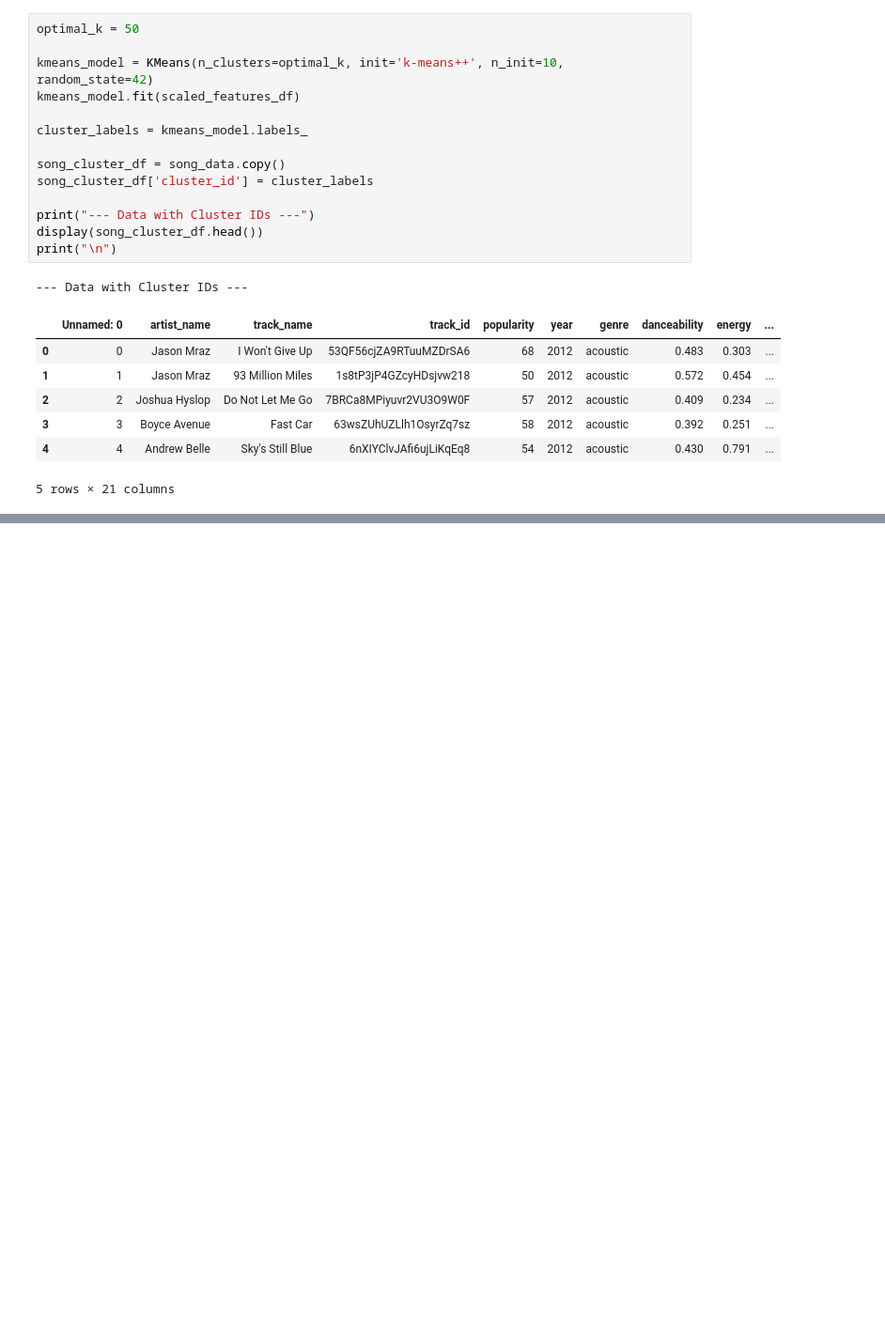
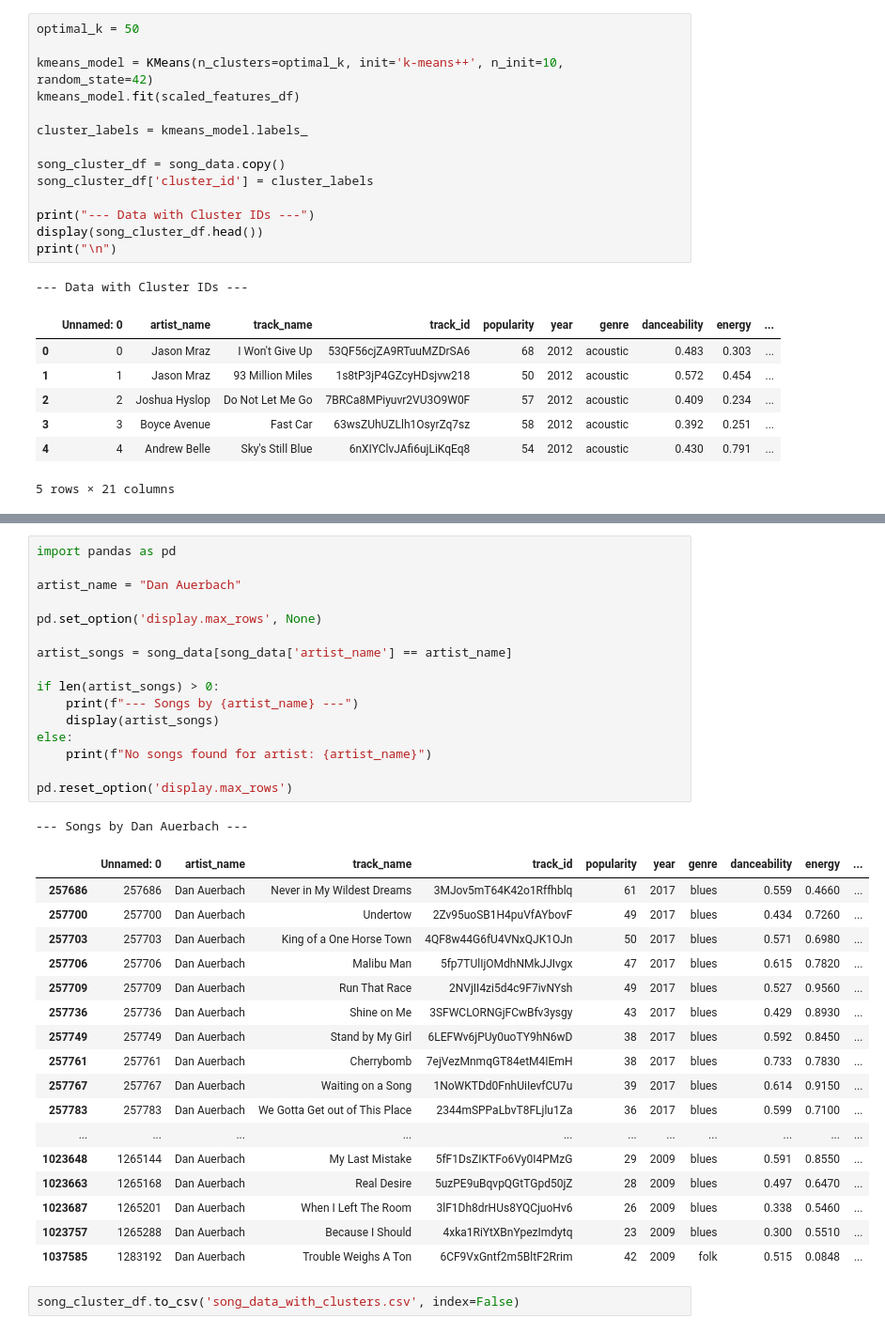
Before and after one commit to CamCranda11/MLFA25Project, a Jupyter notebook: MLProjectModel.ipynb, the cells around one changed output, grey strips where cells are left out. Shown: that part at 94% size. Cells and saved outputs as stored; diff of their text form; blank space fills up the shorter version.

```diff
--- a/MLProjectModel.ipynb
+++ b/MLProjectModel.ipynb
@@ -192,0 +195,37 @@ dtype: object
+# %%
+import pandas as pd
+
+artist_name = "Dan Auerbach"
+
+pd.set_option('display.max_rows', None)
+
+artist_songs = song_data[song_data['artist_name'] == artist_name]
+
+if len(artist_songs) > 0:
+    print(f"--- Songs by {artist_name} ---")
+    display(artist_songs)
+else:
+    print(f"No songs found for artist: {artist_name}")
+
+pd.reset_option('display.max_rows')
+# %% [output]
+--- Songs by Dan Auerbach ---
+|  | Unnamed: 0 | artist_name | track_name | track_id | popularity | year | genre | danceability | energy | ... |
+| 257686 | 257686 | Dan Auerbach | Never in My Wildest Dreams | 3MJov5mT64K42o1Rffhblq | 61 | 2017 | blues | 0.559 | 0.4660 | ... |
+| 257700 | 257700 | Dan Auerbach | Undertow | 2Zv95uoSB1H4puVfAYbovF | 49 | 2017 | blues | 0.434 | 0.7260 | ... |
+| 257703 | 257703 | Dan Auerbach | King of a One Horse Town | 4QF8w44G6fU4VNxQJK1OJn | 50 | 2017 | blues | 0.571 | 0.6980 | ... |
+| 257706 | 257706 | Dan Auerbach | Malibu Man | 5fp7TUlIjOMdhNMkJJIvgx | 47 | 2017 | blues | 0.615 | 0.7820 | ... |
+| 257709 | 257709 | Dan Auerbach | Run That Race | 2NVjII4zi5d4c9F7ivNYsh | 49 | 2017 | blues | 0.527 | 0.9560 | ... |
+| 257736 | 257736 | Dan Auerbach | Shine on Me | 3SFWCLORNGjFCwBfv3ysgy | 43 | 2017 | blues | 0.429 | 0.8930 | ... |
+| 257749 | 257749 | Dan Auerbach | Stand by My Girl | 6LEFWv6jPUy0uoTY9hN6wD | 38 | 2017 | blues | 0.592 | 0.8450 | ... |
+| 257761 | 257761 | Dan Auerbach | Cherrybomb | 7ejVezMnmqGT84etM4IEmH | 38 | 2017 | blues | 0.733 | 0.7830 | ... |
+| 257767 | 257767 | Dan Auerbach | Waiting on a Song | 1NoWKTDd0FnhUiIevfCU7u | 39 | 2017 | blues | 0.614 | 0.9150 | ... |
+| 257783 | 257783 | Dan Auerbach | We Gotta Get out of This Place | 2344mSPPaLbvT8FLjlu1Za | 36 | 2017 | blues | 0.599 | 0.7100 | ... |
+| ... | ... | ... | ... | ... | ... | ... | ... | ... | ... | ... |
+| 1023648 | 1265144 | Dan Auerbach | My Last Mistake | 5fF1DsZIKTFo6Vy0I4PMzG | 29 | 2009 | blues | 0.591 | 0.8550 | ... |
+| 1023663 | 1265168 | Dan Auerbach | Real Desire | 5uzPE9uBqvpQGtTGpd50jZ | 28 | 2009 | blues | 0.497 | 0.6470 | ... |
+| 1023687 | 1265201 | Dan Auerbach | When I Left The Room | 3lF1Dh8drHUs8YQCjuoHv6 | 26 | 2009 | blues | 0.338 | 0.5460 | ... |
+| 1023757 | 1265288 | Dan Auerbach | Because I Should | 4xka1RiYtXBnYpezImdytq | 23 | 2009 | blues | 0.300 | 0.5510 | ... |
+| 1037585 | 1283192 | Dan Auerbach | Trouble Weighs A Ton | 6CF9VxGntf2m5BltF2Rrim | 42 | 2009 | folk | 0.515 | 0.0848 | ... |
+# %%
+song_cluster_df.to_csv('song_data_with_clusters.csv', index=False)
```
Also changed, not shown: parts of 2 cells of this notebook.
